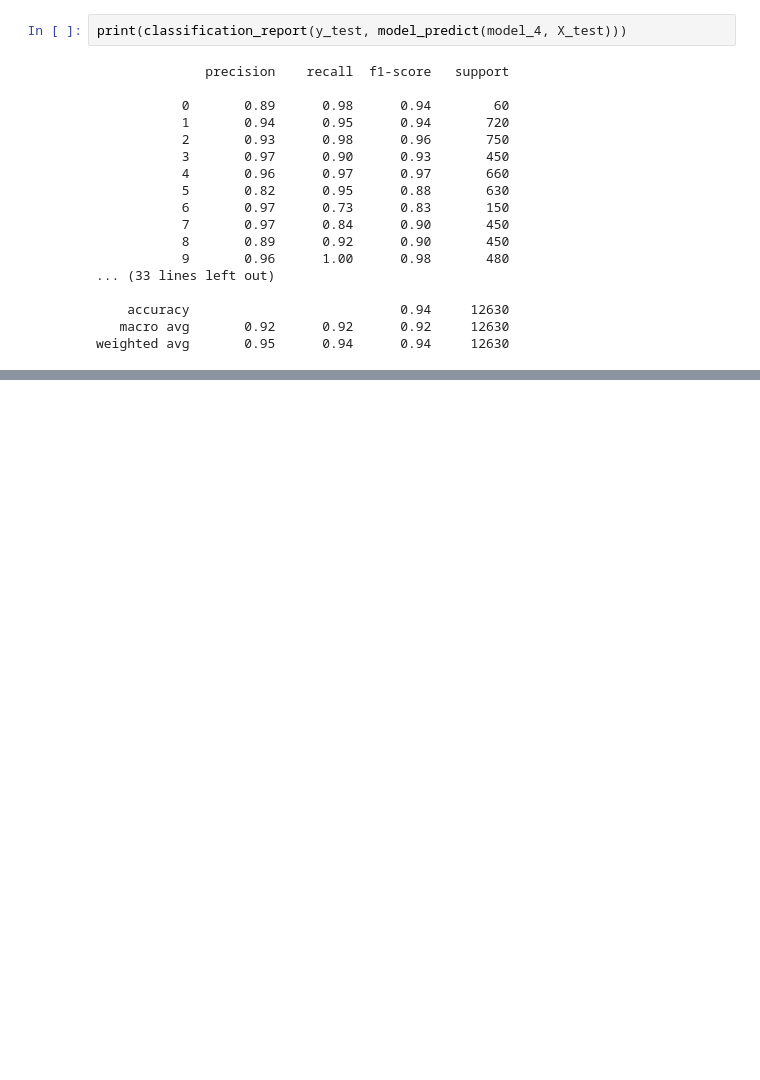
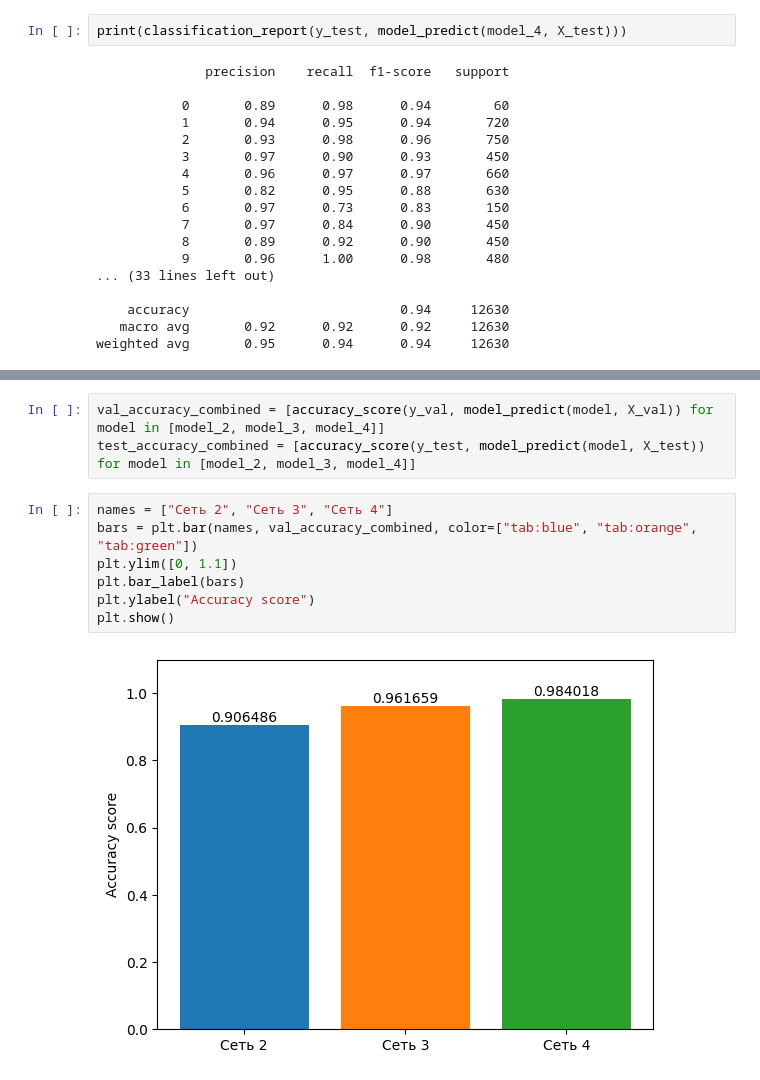
Before and after one commit to maslinnik/gtsrb, a Jupyter notebook: gtsrb.ipynb, the cells around one changed output, grey strips where cells are left out. Cells and saved outputs as stored; diff of their text form; blank space fills up the shorter version.

```diff
--- a/gtsrb.ipynb
+++ b/gtsrb.ipynb
@@ -536,3 +542,15 @@ plt.legend()
 plt.show()
 # %% [output]
 [figure]
+# %%
+val_accuracy_combined = [accuracy_score(y_val, model_predict(model, X_val)) for model in [model_2, model_3, model_4]]
+test_accuracy_combined = [accuracy_score(y_test, model_predict(model, X_test)) for model in [model_2, model_3, model_4]]
+# %%
+names = ["Сеть 2", "Сеть 3", "Сеть 4"]
+bars = plt.bar(names, val_accuracy_combined, color=["tab:blue", "tab:orange", "tab:green"])
+plt.ylim([0, 1.1])
+plt.bar_label(bars)
+plt.ylabel("Accuracy score")
+plt.show()
+# %% [output]
+[figure, added]
```
Also changed, not shown: parts of 8 cells of this notebook, 1 other file.
